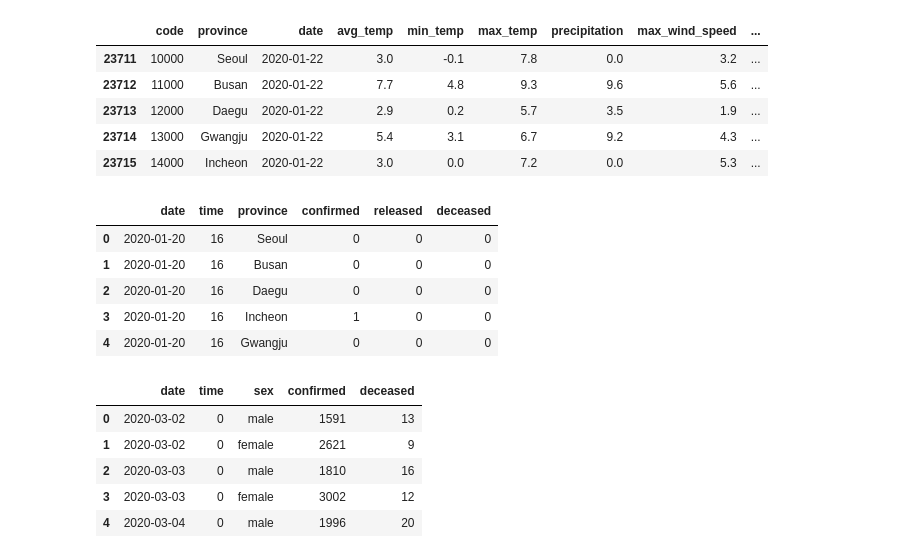
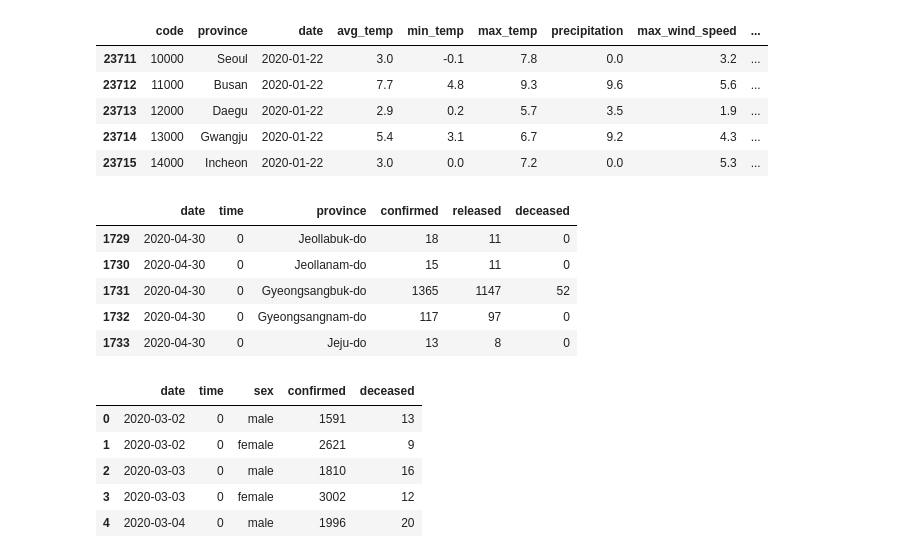
Before and after one commit to saitros/continuous_commit, a Jupyter notebook: Python/Visualization/Kor_COVID_19_Visualize.ipynb, the cells around one changed output. Drawn from its saved outputs; the diff is of its cells as text; code cells hidden in the pictures.

```diff
--- a/Python/Visualization/Kor_COVID_19_Visualize.ipynb
+++ b/Python/Visualization/Kor_COVID_19_Visualize.ipynb
@@ -163,25 +176,25 @@ ex_df[ex_df['date'] >= '2020-01-22'].head()
 # %%
 """
 File : TimeProvince.csv
 Discussion : 지역별 날짜에 따른 확진, 완치, 사망자
 
 date : 날짜 (2020-01-20 ~ )
 time : 16 or 0 (측정 기준 시간(?))
 province : 지역
 confirmed : 확진자
 released : 완치자
 deceased : 사망자
 """
 
 ex_df = pd.read_csv('TimeProvince.csv')
-ex_df.head()
+ex_df.tail()
 # %% [output]
 |  | date | time | province | confirmed | released | deceased |
-| 0 | 2020-01-20 | 16 | Seoul | 0 | 0 | 0 |
-| 1 | 2020-01-20 | 16 | Busan | 0 | 0 | 0 |
-| 2 | 2020-01-20 | 16 | Daegu | 0 | 0 | 0 |
-| 3 | 2020-01-20 | 16 | Incheon | 1 | 0 | 0 |
-| 4 | 2020-01-20 | 16 | Gwangju | 0 | 0 | 0 |
+| 1729 | 2020-04-30 | 0 | Jeollabuk-do | 18 | 11 | 0 |
+| 1730 | 2020-04-30 | 0 | Jeollanam-do | 15 | 11 | 0 |
+| 1731 | 2020-04-30 | 0 | Gyeongsangbuk-do | 1365 | 1147 | 52 |
+| 1732 | 2020-04-30 | 0 | Gyeongsangnam-do | 117 | 97 | 0 |
+| 1733 | 2020-04-30 | 0 | Jeju-do | 13 | 8 | 0 |
 # %%
 """
 File : TimeGender.csv
```
Also changed, not shown: parts of 27 cells of this notebook.
